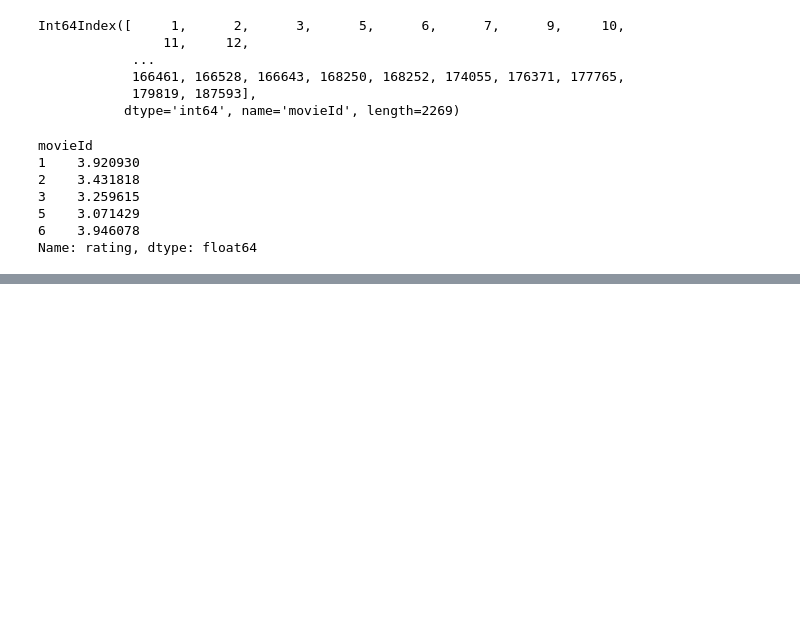
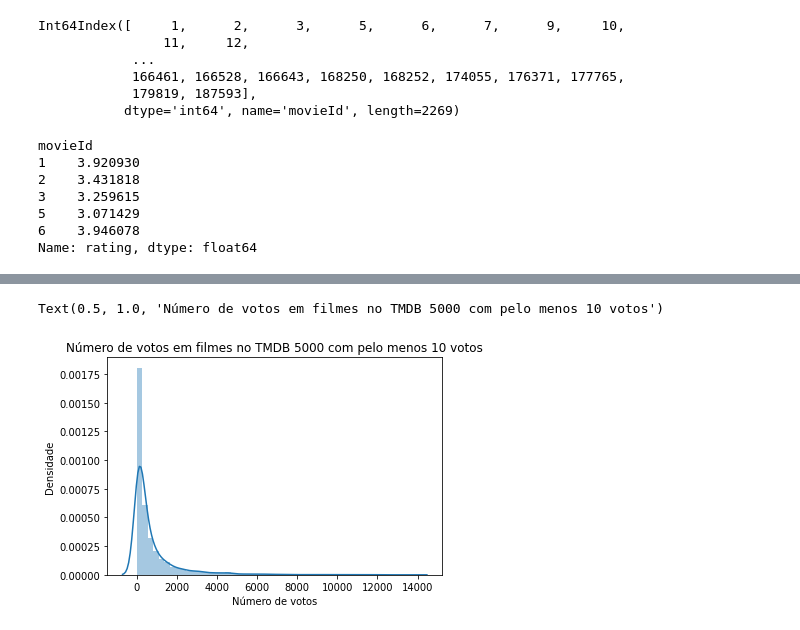
Before and after one commit to wiliands/estatistica_python, a Jupyter notebook: 04 - Testes_Estatisticos/DataScience_IntroducaoTeste.ipynb, the cells around one changed output, grey strips where cells are left out. Cells and saved outputs as stored; diff of their text form; code cells hidden in the pictures; blank space fills up the shorter version.

```diff
--- a/04 - Testes_Estatisticos/DataScience_IntroducaoTeste.ipynb
+++ b/04 - Testes_Estatisticos/DataScience_IntroducaoTeste.ipynb
@@ -161,0 +170,7 @@ Text(0.5, 1.0, 'Média de votos em filmes no TMDB 5000 100k com pelo menos 10 vo
+# %%
+ax = sns.distplot(tmdb_mais_dez_votos.vote_count, norm_hist = False)
+ax.set(xlabel="Número de votos", ylabel="Densidade")
+ax.set_title("Número de votos em filmes no TMDB 5000 com pelo menos 10 votos")
+# %% [output]
+Text(0.5, 1.0, 'Número de votos em filmes no TMDB 5000 com pelo menos 10 votos')
+[figure, added]
```
Also changed, not shown: parts of 18 cells of this notebook.
